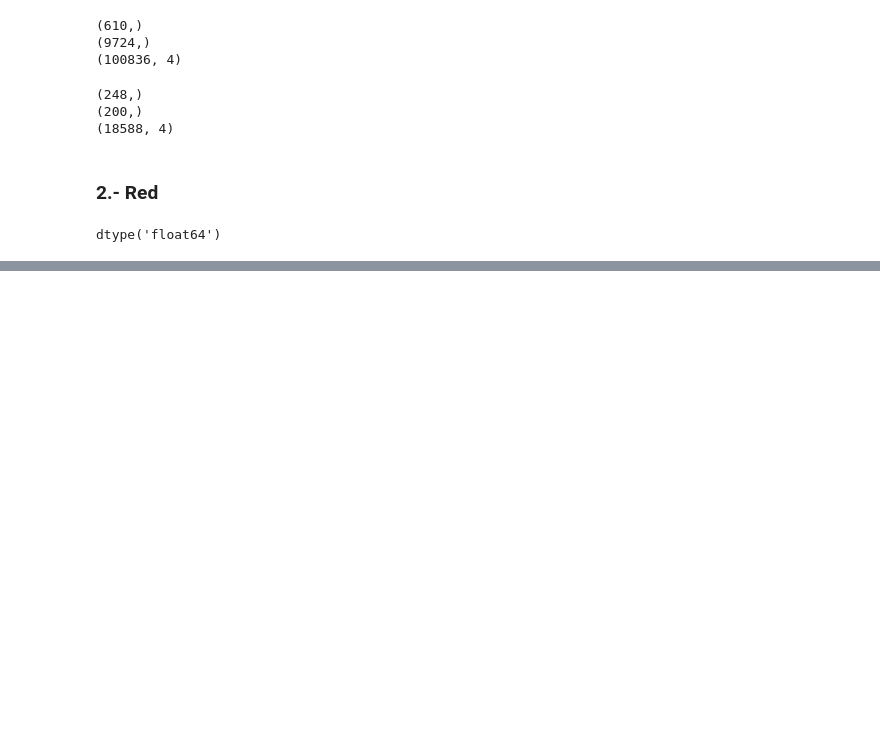
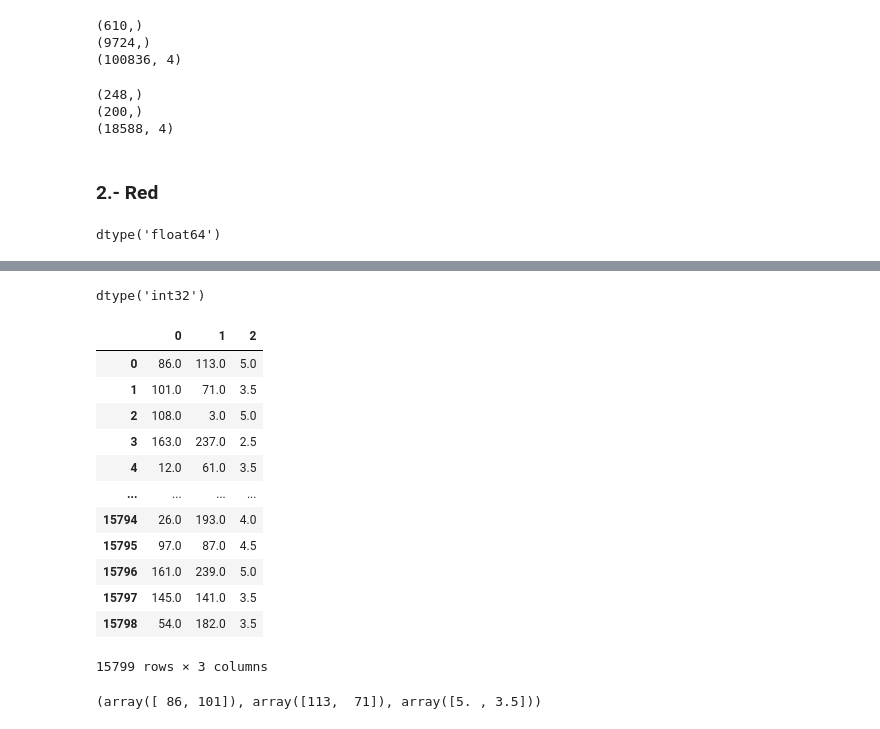
Before and after one commit to juanpsch/aprendizaje_profundo, a Jupyter notebook: Examen/SCHAMUN-JUANPABLO-DL_Examen_OCTUBRE_2023_2.ipynb, the cells around one changed output, grey strips where cells are left out. Cells and saved outputs as stored; diff of their text form; code cells hidden in the pictures; blank space fills up the shorter version.

```diff
--- a/Examen/SCHAMUN-JUANPABLO-DL_Examen_OCTUBRE_2023_2.ipynb
+++ b/Examen/SCHAMUN-JUANPABLO-DL_Examen_OCTUBRE_2023_2.ipynb
@@ -343,9 +343,33 @@ class MyDatasetWithEmbddings(Dataset):
 
   def __getitem__(self, idx):
     return self.movieId[idx], self.userId[idx], self.y[idx]
+# %%
+pelis_idx_train.dtype
+# %% [output]
+dtype('int32')
+# %%
+pd.DataFrame([pelis_idx_train, users_idx_train, rating_train]).transpose()
+# %% [output]
+|  | 0 | 1 | 2 |
+| 0 | 86.0 | 113.0 | 5.0 |
+| 1 | 101.0 | 71.0 | 3.5 |
+| 2 | 108.0 | 3.0 | 5.0 |
+| 3 | 163.0 | 237.0 | 2.5 |
+| 4 | 12.0 | 61.0 | 3.5 |
+| ... | ... | ... | ... |
+| 15794 | 26.0 | 193.0 | 4.0 |
+| 15795 | 97.0 | 87.0 | 4.5 |
+| 15796 | 161.0 | 239.0 | 5.0 |
+| 15797 | 145.0 | 141.0 | 3.5 |
+| 15798 | 54.0 | 182.0 | 3.5 |
+15799 rows × 3 columns
 # %%
 train_ds_embeddings = MyDatasetWithEmbddings(pelis_idx_train, users_idx_train, rating_train)
 valid_ds_embeddings = MyDatasetWithEmbddings(pelis_idx_valid, users_idx_valid, rating_valid)
+# %%
+train_ds_embeddings[:2]
+# %% [output]
+(array([ 86, 101]), array([113,  71]), array([5. , 3.5]))
 # %%
 train_dataloader_emb = DataLoader(train_ds_embeddings, batch_size =64, shuffle= True)
 valid_dataloader_emb = DataLoader(valid_ds_embeddings, batch_size=64)
```
Also changed, not shown: parts of 13 cells of this notebook.
